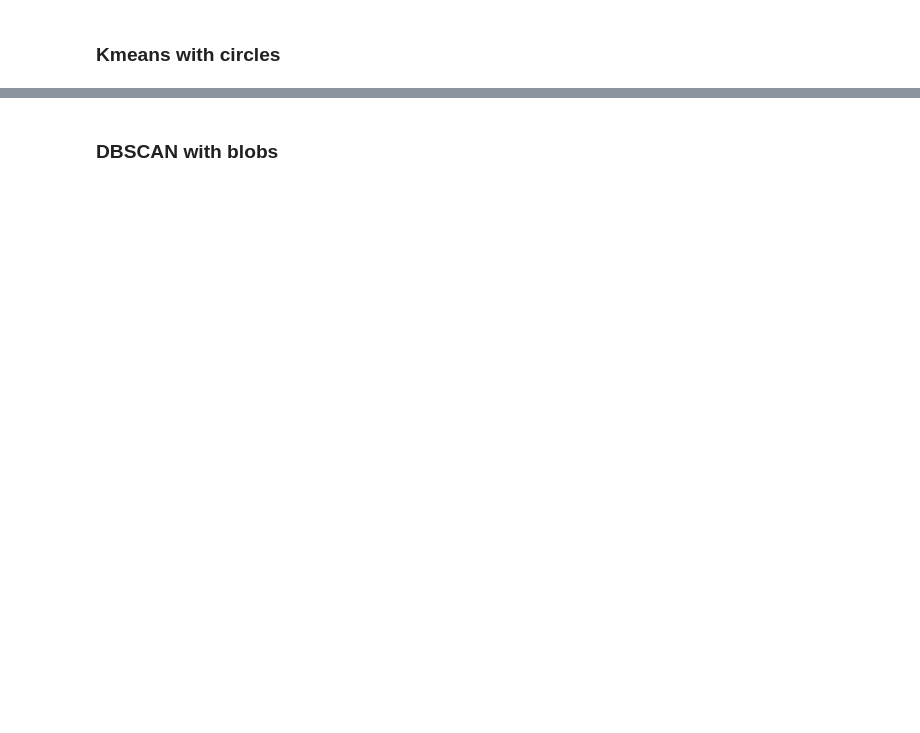
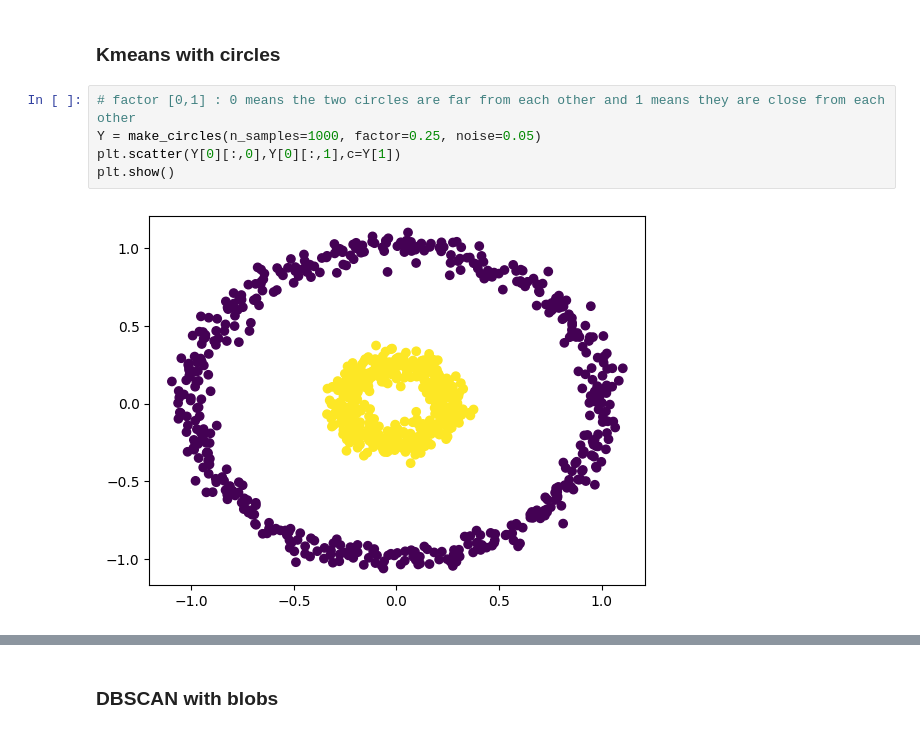
Before and after one commit to Oz174/SelfStudyPython, a Jupyter notebook: Day10.ipynb, the cells around one changed output, grey strips where cells are left out. Drawn from its saved outputs; the diff is of its cells as text; blank space fills up the shorter version.

```diff
--- a/Day10.ipynb
+++ b/Day10.ipynb
@@ -71,2 +122,9 @@ _we aim to convert long data to wide data_
 # %% [markdown]
 ### Kmeans with circles
+# %%
+# factor [0,1] : 0 means the two circles are far from each other and 1 means they are close from each other
+Y = make_circles(n_samples=1000, factor=0.25, noise=0.05)
+plt.scatter(Y[0][:,0],Y[0][:,1],c=Y[1])
+plt.show()
+# %% [output]
+[figure, added]
```
Also changed, not shown: parts of 9 cells of this notebook.
